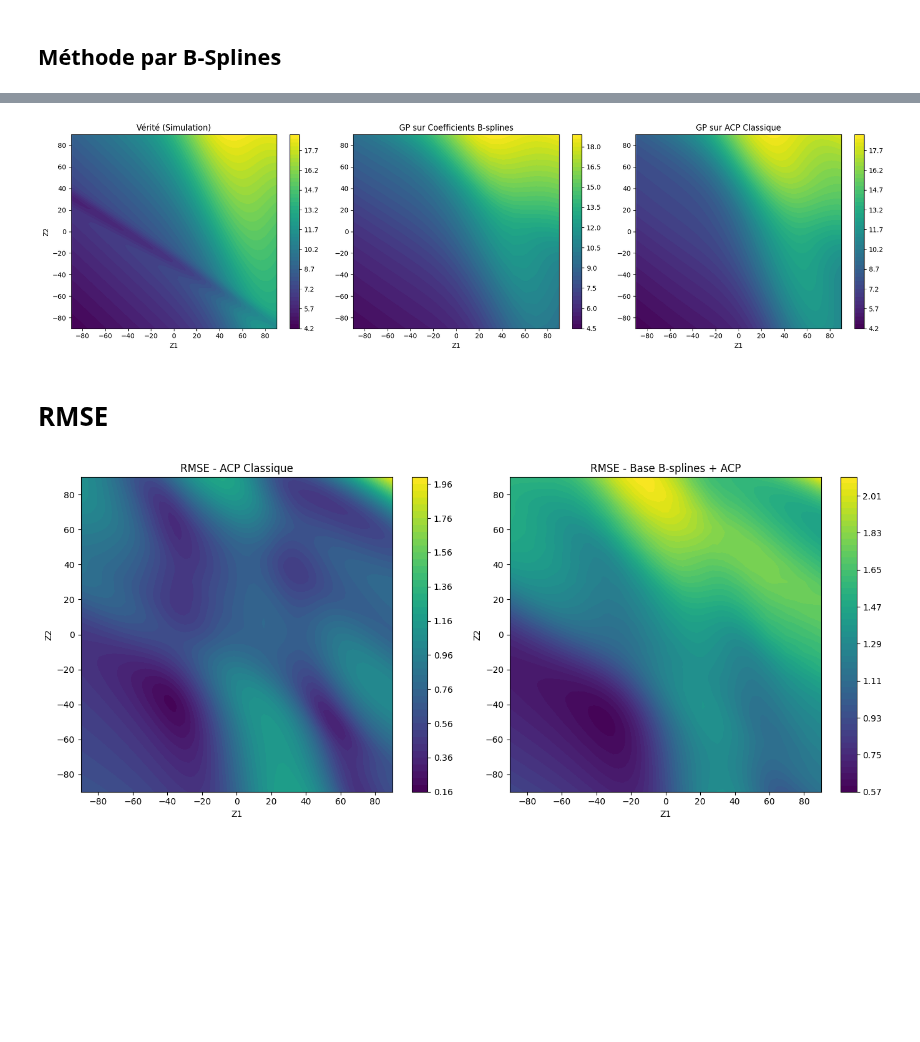
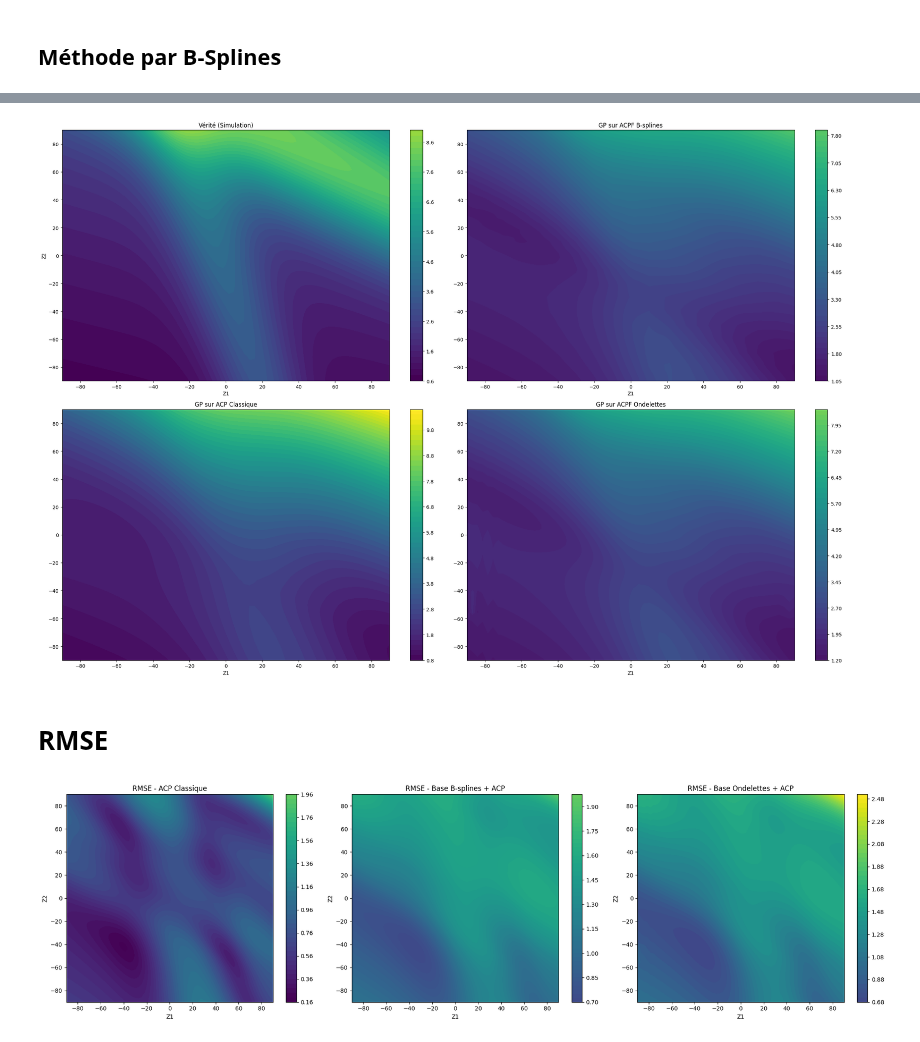
Before and after one commit to Viictordvd/Vigilance-Vagues-Submersion, a Jupyter notebook: campbell.ipynb, the cells around one changed output, grey strips where cells are left out. Saved outputs shown, nothing was run; the diff lists cells and outputs as text; code cells hidden in the pictures; blank space fills up the shorter version.

```diff
--- a/campbell.ipynb
+++ b/campbell.ipynb
@@ -40,7 +40,9 @@ plt.show()
 [figure]
 # %%
 n_train = 200
-x_train=np.random.uniform(-1,5,(n_train,8)) #on simule les données d'entrée avec une loi uniforme
+n_dim = 8
+bounds = np.array([-np.ones(n_dim),5*np.ones(n_dim)])
+x_train = methods.lhs_optimized(n_train, n_dim ,bounds, n_iter=500, seed=42)#on simule les données d'entrée avec un hypercube latin optimisé
 y_train = np.zeros((n_train,n_grid*n_grid))  # matrice (1000, 4096)
 for i in range(n_train):
     ytrain_i = Simulateur(x_train[i], Z1, Z2)
@@ -99,0 +104,6 @@ taille du vecteur de Y_test_reconstruct: (1000, 4096)
+# %%
+n_pc = 5 #nombre composantes principales
+K_tilde = 1200
+#Il faut mettre un p quasiment égal à 1 pour obtenir un résultat satisfaisant
+p = 0.99999
+Y_test_reconstruct_wavelet = methods.ACPF_Ondelettes(x_train,x_test,y_train,n_pc,[theta,sigma],K_tilde=0,p=p)
@@ -102,42 +119,50 @@ k = 7
 
 # --- Reshape des champs
 Y_true = np.reshape(y_test[k, :], (n_grid, n_grid))
 Y_bs   = np.reshape(Y_test_reconstruct_Bsplines[k, :], (n_grid, n_grid))
 Y_pca  = np.reshape(Y_test_reconstruct_ACP[k, :], (n_grid, n_grid))
+Y_wave = np.reshape(Y_test_reconstruct_wavelet[k, :], (n_grid, n_grid))
 
 # --- Trouver les min/max communs pour la même échelle colorimétrique
-vmin = min(Y_true.min(), Y_bs.min(), Y_pca.min())
-vmax = max(Y_true.max(), Y_bs.max(), Y_pca.max())
+vmin = min(Y_true.min(), Y_bs.min(), Y_pca.min(),Y_wave.min())
+vmax = max(Y_true.max(), Y_bs.max(), Y_pca.max(),Y_wave.max())
 
 # --- Plot côte à côte
-plt.figure(figsize=(18, 5))
+plt.figure(figsize=(24, 16))
 
 # Vérité
-plt.subplot(1, 3, 1)
+plt.subplot(2, 2, 1)
 contour1 = plt.contourf(Z1, Z2, Y_true, levels=50, vmin=vmin, vmax=vmax)
 plt.colorbar(contour1)
 plt.title("Vérité (Simulation)")
 plt.xlabel("Z1")
 plt.ylabel("Z2")
 
-# Reconstruction B-splines + GP
-plt.subplot(1, 3, 2)
+# Reconstruction B-splines+ACP + GP
+plt.subplot(2, 2, 2)
 contour2 = plt.contourf(Z1, Z2, Y_bs, levels=50, vmin=vmin, vmax=vmax)
 plt.colorbar(contour2)
-plt.title("GP sur Coefficients B-splines")
+plt.title("GP sur ACPF B-splines")
 plt.xlabel("Z1")
 
 # Reconstruction ACP + GP
-plt.subplot(1, 3, 3)
+plt.subplot(2, 2, 3)
 contour3 = plt.contourf(Z1, Z2, Y_pca, levels=50, vmin=vmin, vmax=vmax)
 plt.colorbar(contour3)
 plt.title("GP sur ACP Classique")
 plt.xlabel("Z1")
 
+# Reconstruction Ondelettes + ACP + GP
+plt.subplot(2, 2, 4)
+contour4 = plt.contourf(Z1, Z2, Y_wave, levels=50, vmin=vmin, vmax=vmax)
+plt.colorbar(contour4)
+plt.title("GP sur ACPF Ondelettes")
+plt.xlabel("Z1")
+
 plt.tight_layout()
 plt.show()
 # %% [output]
-[figure, old version]
+[figure, new version]
 # %% [markdown]
 # RMSE
 # %%
@@ -149,26 +174,42 @@ RMSE_map_ACP = rmse_ACP.reshape((n_grid, n_grid))
 rmse_BS = np.sqrt(np.mean((y_test - Y_test_reconstruct_Bsplines)**2, axis=0))
 RMSE_map_BS = rmse_BS.reshape((n_grid, n_grid))
 
+# --- Calcul RMSE pixel-par-pixel (Ondelettes)
+rmse_wavelet = np.sqrt(np.mean((y_test - Y_test_reconstruct_wavelet)**2, axis=0))
+RMSE_map_wavelet = rmse_wavelet.reshape((n_grid, n_grid))
+
+# --- Trouver les min/max communs pour la même échelle colorimétrique
+vmin = min(RMSE_map_ACP.min(), RMSE_map_BS.min(), RMSE_map_wavelet.min())
+vmax = max(RMSE_map_ACP.max(), RMSE_map_BS.max(), RMSE_map_wavelet.max())
+
 # --- Plot côte à côte
-plt.figure(figsize=(14, 6))
+plt.figure(figsize=(21, 6))
 
 # ACP classique
-plt.subplot(1, 2, 1)
-contour1 = plt.contourf(Z1, Z2, RMSE_map_ACP, levels=50)
+plt.subplot(1, 3, 1)
+contour1 = plt.contourf(Z1, Z2, RMSE_map_ACP, levels=50,vmin = vmin, vmax=vmax)
 plt.colorbar(contour1)
 plt.title("RMSE - ACP Classique")
 plt.xlabel("Z1")
 plt.ylabel("Z2")
 
 # ACP + B-splines
-plt.subplot(1, 2, 2)
-contour2 = plt.contourf(Z1, Z2, RMSE_map_BS, levels=50)
+plt.subplot(1, 3, 2)
+contour2 = plt.contourf(Z1, Z2, RMSE_map_BS, levels=50,vmin = vmin, vmax=vmax)
 plt.colorbar(contour2)
 plt.title("RMSE - Base B-splines + ACP")
 plt.xlabel("Z1")
 plt.ylabel("Z2")
 
+# ACP + Ondelettes
+plt.subplot(1, 3, 3)
+contour3 = plt.contourf(Z1, Z2, RMSE_map_wavelet, levels=50,vmin = vmin, vmax=vmax)
+plt.colorbar(contour3)
+plt.title("RMSE - Base Ondelettes + ACP")
+plt.xlabel("Z1")
+plt.ylabel("Z2")
+
 plt.tight_layout()
 plt.show()
 # %% [output]
-[figure, old version]
+[figure, new version]
```
Also changed, not shown: parts of 6 cells of this notebook.
